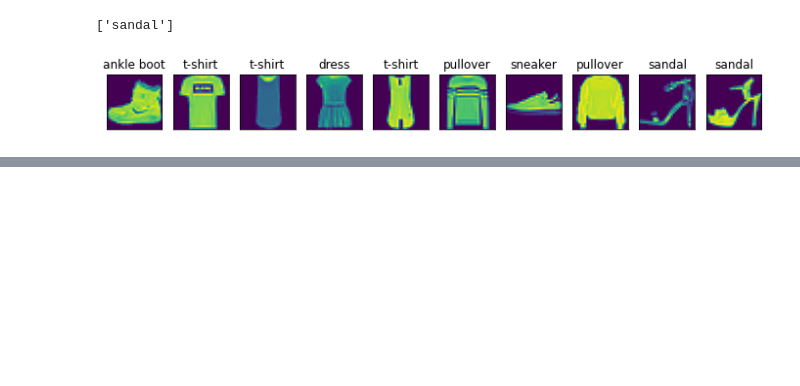
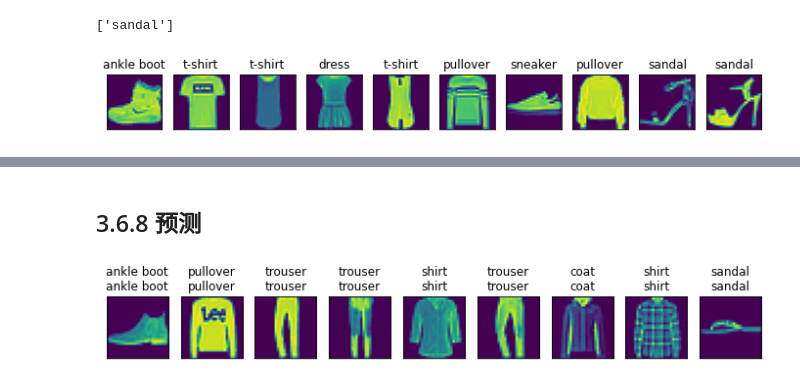
Before and after one commit to lllhhh/DeepLearningNotes, a Jupyter notebook: 动手学深度学习/2、深度学习基础.ipynb, the cells around one changed output, grey strips where cells are left out. Cells and saved outputs as stored; diff of their text form; code cells hidden in the pictures; blank space fills up the shorter version.

```diff
--- a/动手学深度学习/2、深度学习基础.ipynb
+++ b/动手学深度学习/2、深度学习基础.ipynb
@@ -419,0 +498,4 @@ show_fation_mnist(X, get_fashion_mnist_labels(y))
+# %%
+# 交叉熵损失函数。
+def cross_entropy(y_hat, y):
+    return - torch.log(y_hat.gather(1, y.view(-1,1)))
@@ -419,0 +525,31 @@ show_fation_mnist(X, get_fashion_mnist_labels(y))
+# %%
+num_epochs, lr = 5, 0.1
+
+def train_ch3(net, train_iter, test_iter, loss, num_epochs, batch_size, params=None, lr=None, optimizer=None):
+    for epoch in range(num_epochs):
+        train_l_sum, train_acc_sum, n = 0.0, 0.0, 0
+        for X, y in train_iter:
+            y_hat = net(X)
+            l = loss(y_hat, y).sum()
+
+            #梯度清零
+            if optimizer is not None:
+                optimizer.zero_grad()
+            elif params is not None and params[0].grad is not None:
+                for param in params:
+                    param.grad.data.zero_()
+
+            l.backward()
+            if optimizer is None:
+                sgd(params, lr, batch_size)
+            else:
+                optimizer.step()
+
+            train_l_sum += l.item()
+            train_acc_sum += (y_hat.argmax(dim=1) == y).sum().item()
+            n += y.shape[0]
+        test_acc = evaluate_accuracy(test_iter, net)
+        print('epoch %d, loss %.4f, train acc %.3f, test acc %.3f'
+              % (epoch + 1, train_l_sum / n, train_acc_sum / n, test_acc))
+
+train_ch3(net, train_iter, test_iter, cross_entropy, num_epochs, batch_size, [W, b], lr)
@@ -419,0 +562,12 @@ show_fation_mnist(X, get_fashion_mnist_labels(y))
+# %% [markdown]
+## 3.6.8 预测
+# %%
+X, y = iter(test_iter).next()
+
+true_labels = get_fashion_mnist_labels(y.numpy())
+pred_labels = get_fashion_mnist_labels(net(X).argmax(dim=1).numpy())
+titles = [true + '\n' + pred for true, pred in zip(true_labels, pred_labels)]
+
+show_fation_mnist(X[0:9], titles[0:9])
+# %% [output]
+[figure, added]
```
Also changed, not shown: parts of 25 cells of this notebook.
